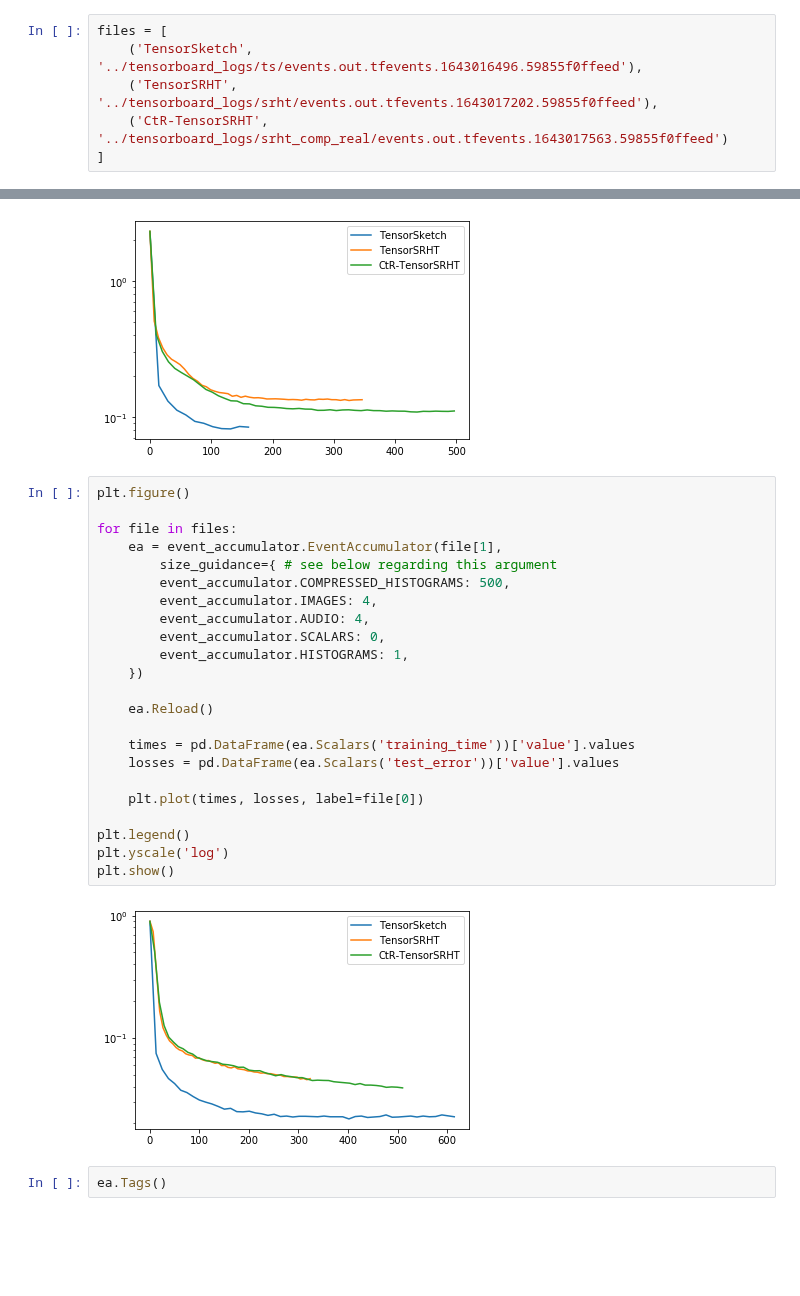
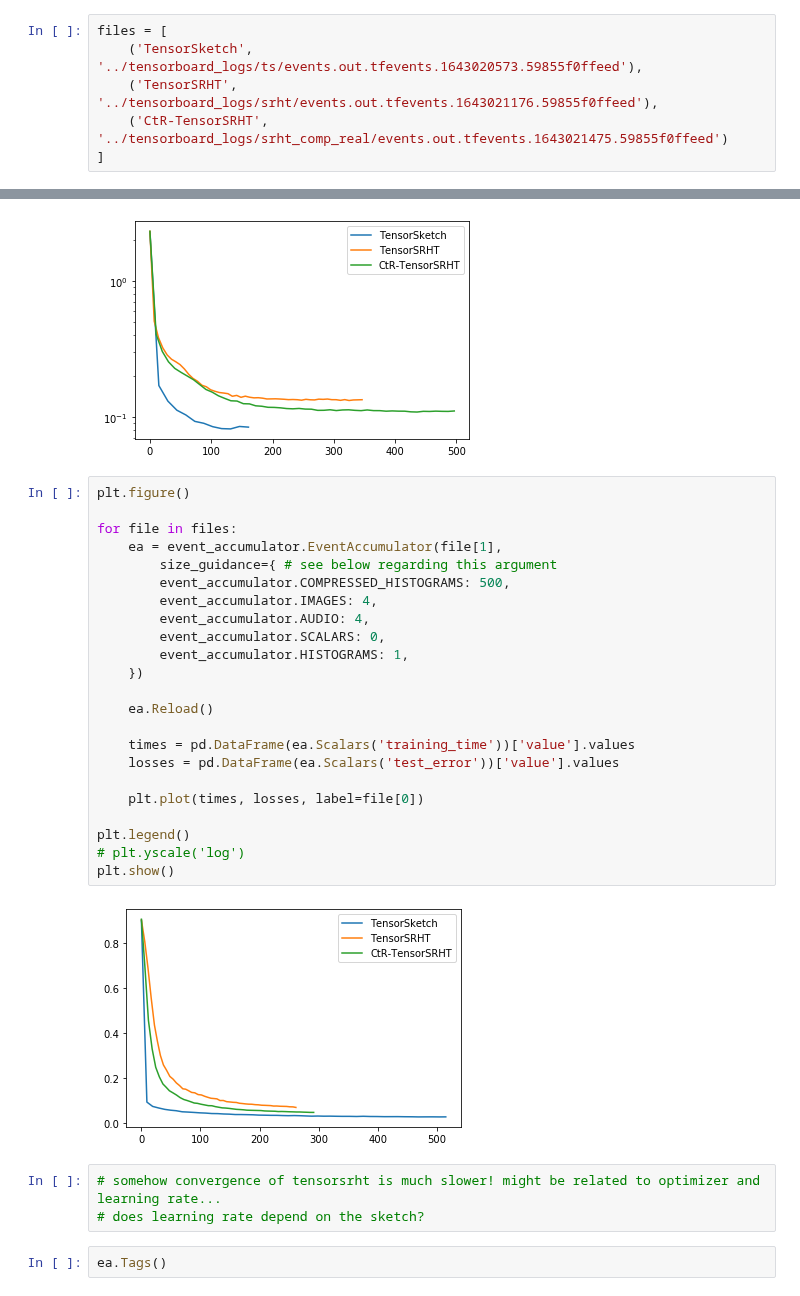
Before and after one commit to joneswack/dp-rfs, a Jupyter notebook: notebooks/read-tf-logs.ipynb, the cells around one changed output, grey strips where cells are left out. Drawn from its saved outputs; the diff is of its cells as text; blank space fills up the shorter version.

Commit message:
Adapt learning rate

```diff
--- a/notebooks/read-tf-logs.ipynb
+++ b/notebooks/read-tf-logs.ipynb
@@ -4,9 +4,9 @@ import matplotlib.pyplot as plt
 from tensorboard.backend.event_processing import event_accumulator
 # %%
 files = [
-    ('TensorSketch', '../tensorboard_logs/ts/events.out.tfevents.1643016496.59855f0ffeed'),
-    ('TensorSRHT', '../tensorboard_logs/srht/events.out.tfevents.1643017202.59855f0ffeed'),
-    ('CtR-TensorSRHT', '../tensorboard_logs/srht_comp_real/events.out.tfevents.1643017563.59855f0ffeed')
+    ('TensorSketch', '../tensorboard_logs/ts/events.out.tfevents.1643020573.59855f0ffeed'),
+    ('TensorSRHT', '../tensorboard_logs/srht/events.out.tfevents.1643021176.59855f0ffeed'),
+    ('CtR-TensorSRHT', '../tensorboard_logs/srht_comp_real/events.out.tfevents.1643021475.59855f0ffeed')
 ]
 # %%
 plt.figure()
@@ -36,28 +36,31 @@ plt.show()
 # %%
 plt.figure()
 
 for file in files:
     ea = event_accumulator.EventAccumulator(file[1],
         size_guidance={ # see below regarding this argument
         event_accumulator.COMPRESSED_HISTOGRAMS: 500,
         event_accumulator.IMAGES: 4,
         event_accumulator.AUDIO: 4,
         event_accumulator.SCALARS: 0,
         event_accumulator.HISTOGRAMS: 1,
     })
 
     ea.Reload()
 
     times = pd.DataFrame(ea.Scalars('training_time'))['value'].values
     losses = pd.DataFrame(ea.Scalars('test_error'))['value'].values
 
     plt.plot(times, losses, label=file[0])
 
 plt.legend()
-plt.yscale('log')
+# plt.yscale('log')
 plt.show()
 # %% [output]
-[figure, old version]
+[figure, new version]
+# %%
+# somehow convergence of tensorsrht is much slower! might be related to optimizer and learning rate...
+# does learning rate depend on the sketch?
 # %%
 ea.Tags()
 # %% [output]
```
Also changed, not shown: parts of 2 cells of this notebook, 1 other file.
